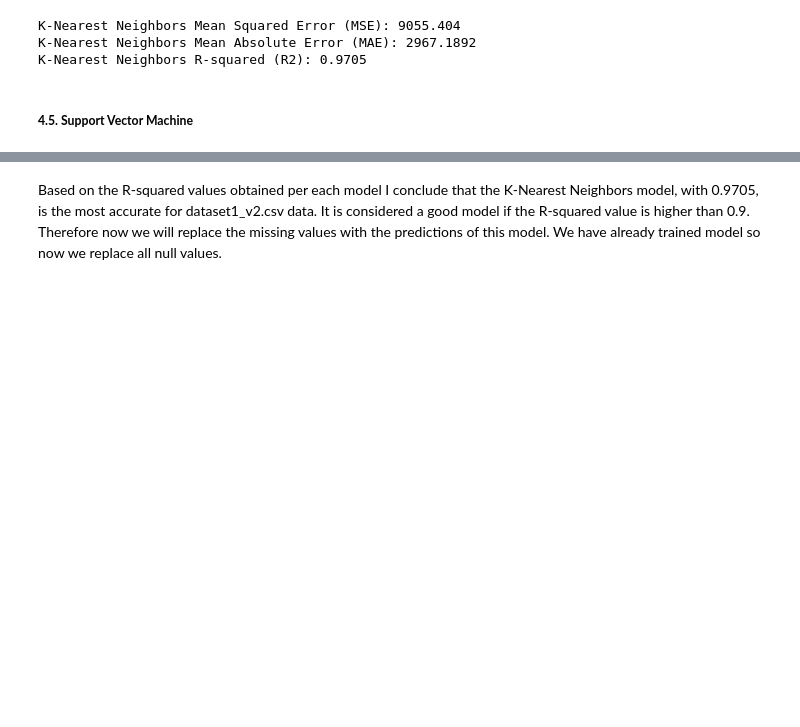
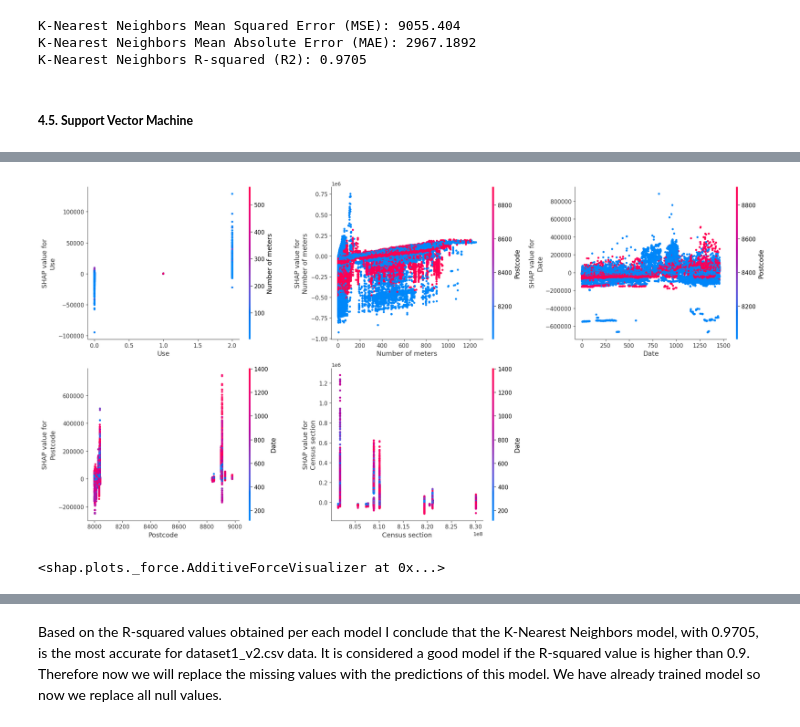
Before and after one commit to edithruizz/TFG, a Jupyter notebook: Python_Notebooks/dataset1_v2.ipynb, the cells around one changed output, grey strips where cells are left out. Drawn from its saved outputs; the diff is of its cells as text; code cells hidden in the pictures; blank space fills up the shorter version.

```diff
--- a/Python_Notebooks/dataset1_v2.ipynb
+++ b/Python_Notebooks/dataset1_v2.ipynb
@@ -894,0 +898,11 @@ print(f"Support Vector Machine R-squared (R2):", round(r2_svm, 4))
+# %%
+# Convert the data to numpy arrays
+X_train_array = X_train.values
+X_test_array = X_test.values
+
+# We use a small subset of the training data to initialize the SHAP KernelExplainer
+background = shap.kmeans(X_train_array, 10)
+explainer = shap.KernelExplainer(knn_model.predict, background)
+# %%
+# We compute SHAP values for the test set
+shap_values = explainer.shap_values(X_test_array)
@@ -894,0 +921,24 @@ print(f"Support Vector Machine R-squared (R2):", round(r2_svm, 4))
+# %%
+features = ['Use', 'Number of meters', 'Date', 'Postcode', 'Census section']
+
+# Plot layout
+fig, axs = plt.subplots(2, 3, figsize=(20, 10))  # 2 rows, 3 columns
+axs = axs.flatten()
+
+# Dependence plots
+for i, ft in enumerate(features):
+    shap.dependence_plot(ft, shap_values, X_test, ax=axs[i], show=False)
+
+# Hide the empty subplot (the 6th plot space)
+fig.delaxes(axs[-1])
+
+# Adjust layout
+plt.tight_layout()
+plt.show()
+# %% [output]
+[figure, added]
+# %%
+# For a single prediction
+shap.force_plot(explainer.expected_value, shap_values[0], X_test.iloc[0])
+# %% [output]
+<shap.plots._force.AdditiveForceVisualizer at 0x...>
```
Also changed, not shown: parts of 26 cells of this notebook, 2 other files.
